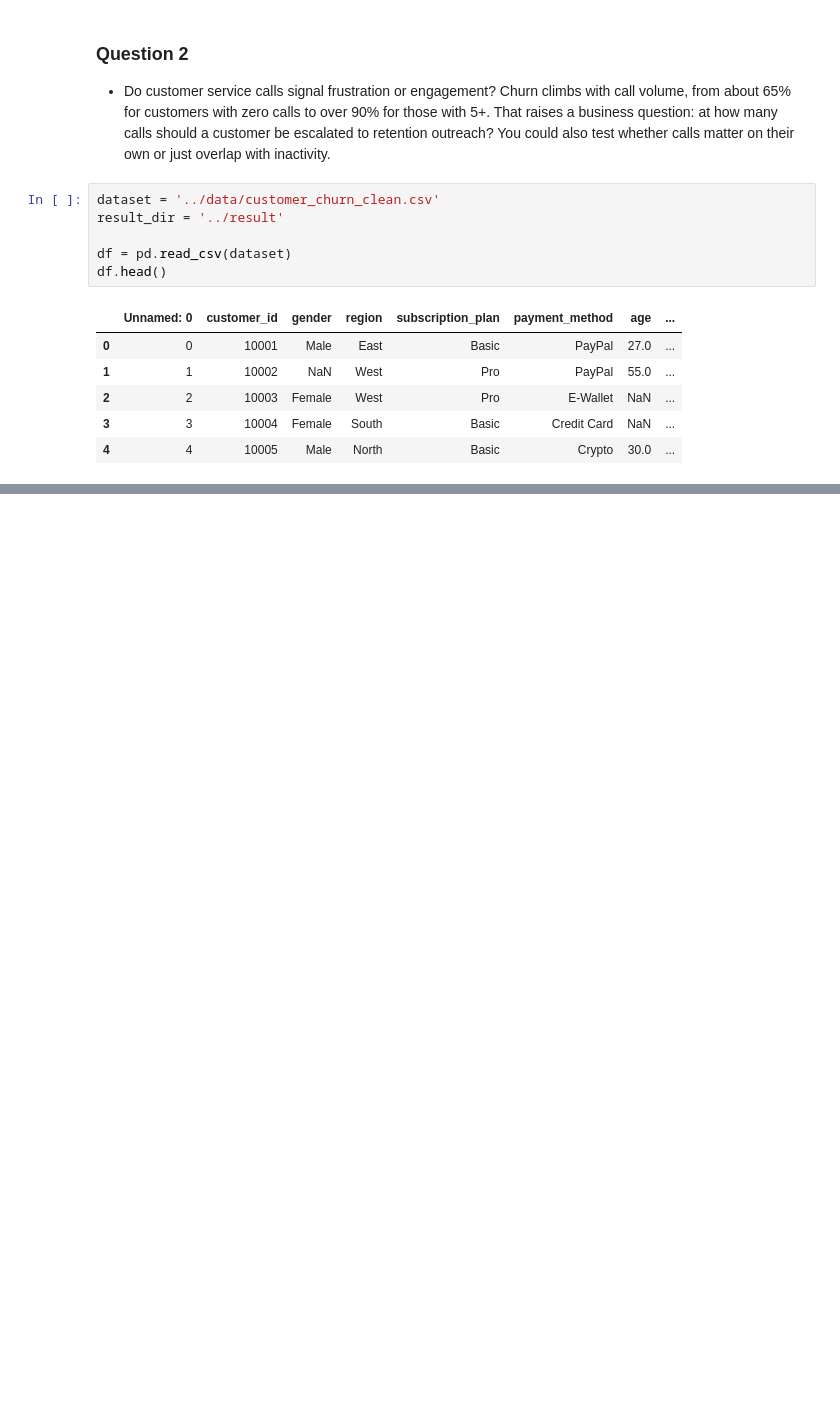
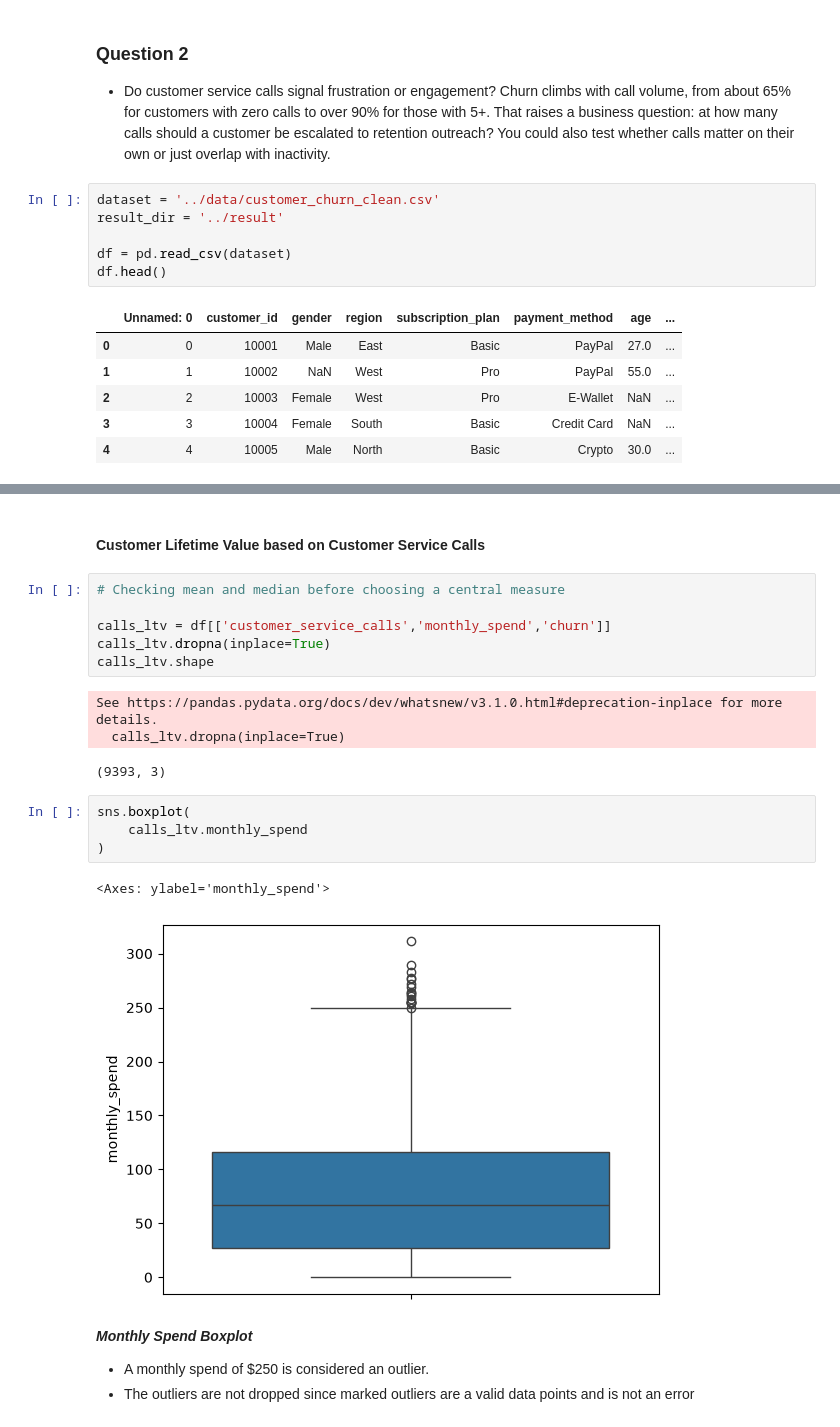
Before and after one commit to JL-Moreno021/Customer-Churn-Audit, a Jupyter notebook: Calls_Inactivity_Churn_Analysis/Calls_Inactivity_Churn_Analysis.ipynb, the cells around one changed output, grey strips where cells are left out. Saved outputs shown, nothing was run; the diff lists cells and outputs as text; blank space fills up the shorter version.

Commit message:
upload code based for analysis 2 and the results of the analysis

```diff
--- a/Calls_Inactivity_Churn_Analysis/Calls_Inactivity_Churn_Analysis.ipynb
+++ b/Calls_Inactivity_Churn_Analysis/Calls_Inactivity_Churn_Analysis.ipynb
@@ -55,0 +419,23 @@ cc_rate
+# %% [markdown]
+#### Customer Lifetime Value based on Customer Service Calls
+# %%
+# Checking mean and median before choosing a central measure
+
+calls_ltv = df[['customer_service_calls','monthly_spend','churn']]
+calls_ltv.dropna(inplace=True)
+calls_ltv.shape
+# %% [output]
+See https://pandas.pydata.org/docs/dev/whatsnew/v3.1.0.html#deprecation-inplace for more details.
+  calls_ltv.dropna(inplace=True)
+(9393, 3)
+# %%
+sns.boxplot(
+    calls_ltv.monthly_spend
+)
+# %% [output]
+<Axes: ylabel='monthly_spend'>
+[figure, added]
+# %% [markdown]
+**_Monthly Spend Boxplot_**
+* A monthly spend of $250 is considered an outlier.
+* The outliers are not dropped since marked outliers are a valid data points and is not an error
```
Also changed, not shown: parts of 33 cells of this notebook, 2 other files.
